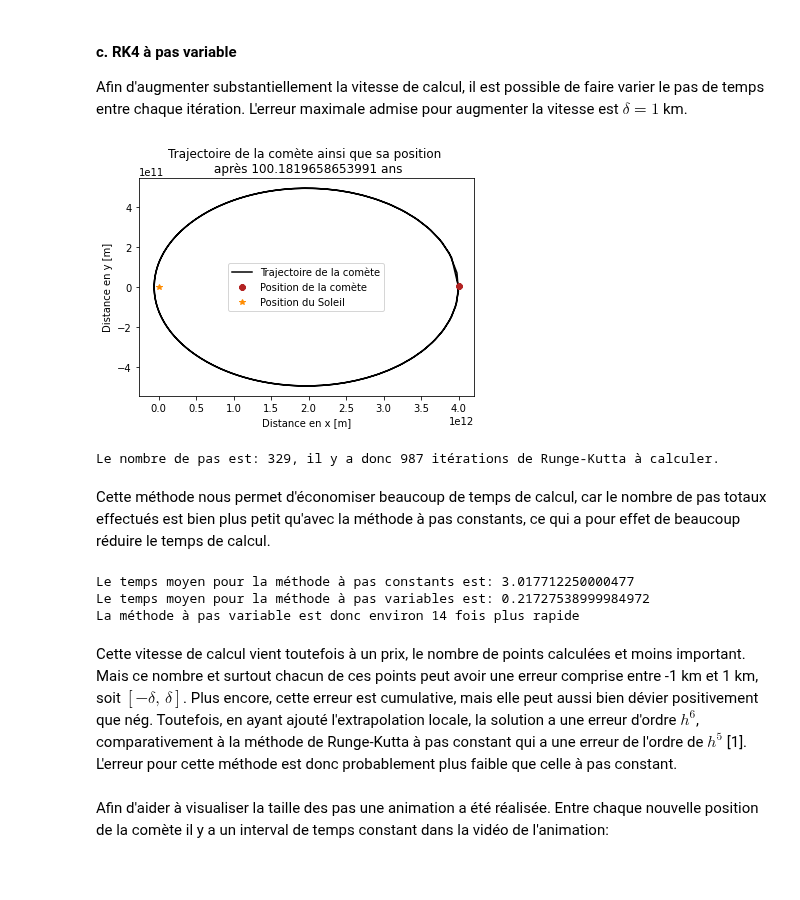
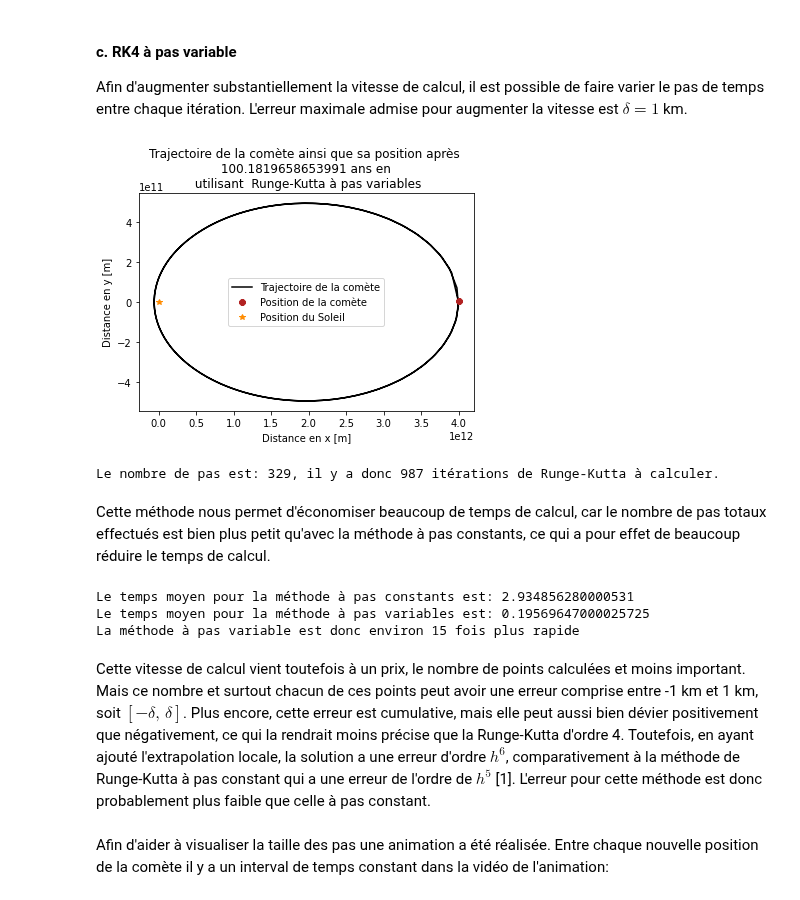
Before and after one commit to essheh/PHYZ_NUM, a Jupyter notebook: TP3/TP3_Boissinnot_Gaudreault_LessardH.ipynb, the cells around one changed output. Saved outputs shown, nothing was run; the diff lists cells and outputs as text; code cells hidden in the pictures; blank space fills up the shorter version.

```diff
--- a/TP3/TP3_Boissinnot_Gaudreault_LessardH.ipynb
+++ b/TP3/TP3_Boissinnot_Gaudreault_LessardH.ipynb
@@ -105,7 +105,7 @@ def orbit_constant_step(x, y, v_x, v_y, t, h):
 x = 4*10**12 #[m]
 y = 0
 v_x = 0
-v_y = 1000*(365.2422*24*60*60) # [m/year]
+v_y = 1000*(365.25*24*60*60) # [m/year]
 t = 100 #[year]
 h = 0.004
 
@@ -118,7 +118,7 @@ plt.plot(x_points[-1], y_points[-1], color = "firebrick", label = "Position de l
 plt.plot(0, 0, color = 'darkorange', marker='*', linestyle = 'None', label = "Position du Soleil")
 plt.xlabel("Distance en x [m]")
 plt.ylabel("Distance en y [m]")
-plt.title("Trajectoire de la comète ainsi que sa position \n après {} ans".format(t_points[-1]))
+plt.title("Trajectoire de la comète ainsi que sa position \n après {} ans en utilisant Runge-Kutta \n à pas constants".format(t_points[-1]))
 plt.legend()
 plt.show()
 print("Le nombre de pas est: {}.".format(len(t_points)))
@@ -127,0 +130,11 @@ Le nombre de pas est: 100001.
+# %%
+#Check the distance error after one orbit with different steps
+
+h = np.linspace(0.0008, 0.01, 20) #Different h value to see how the algorithm perform
+error_h = [] #Distance between the intial point and the point after a period
+for i in h:
+    x_i, y_i, t_i = orbit_constant_step(x, y, v_x, v_y, t, i)
+    end_point_x = x_i[-1]
+    end_point_y = y_i[-1]
+    distance = np.sqrt((end_point_x - x)**2 + (end_point_y - y)**2)
+    error_h.append(distance)
@@ -127,0 +150,8 @@ Le nombre de pas est: 100001.
+# %%
+#Check the time to calculate with each previous step
+time_step = [] # The calculation time for each step
+
+#We'll only do one calculation for each step to save some time
+for i in h:
+    time = timeit.timeit('[orbit_constant_step(x, y, v_x, v_y, t, i)]', number = 1, globals=globals())
+    time_step.append(time)
@@ -179,42 +219,52 @@ def orbit_variable_step(x, y, v_x, v_y, t, h, delta):
             t_points.append(current_t)
 
             h = h*rho**(1/4) #New h value
         else:
             h = h*rho**(1/4) #New h value
 
-    return x_points, y_points, t_points, ex_points, ey_points
+    return x_points, y_points, t_points
 
 #Parameters
 delta = 1000 #[m]
 x = 4*10**12 #[m]
 y = 0
 v_x = 0
 v_y = 1000*(365.25*24*60*60) # [m/year]
 t = 100 #[year]
 h = 0.004
 
-x_points, y_points, t_points, ex_points, ey_points = orbit_variable_step(x, y, v_x, v_y, t, h, delta)
+x_points, y_points, t_points = orbit_variable_step(x, y, v_x, v_y, t, h, delta)
 
 
 #Graph
 
 plt.plot(x_points, y_points, color = "Black", label = "Trajectoire de la comète")
 plt.plot(x_points[-1], y_points[-1], color = "firebrick", label = "Position de la comète", marker='8', linestyle = 'None')
 plt.plot(0, 0, color = 'darkorange', marker='*', linestyle = 'None', label = "Position du Soleil")
 plt.xlabel("Distance en x [m]")
 plt.ylabel("Distance en y [m]")
-plt.title("Trajectoire de la comète ainsi que sa position \n après {} ans".format(t_points[-1]))
+plt.title("Trajectoire de la comète ainsi que sa position après \n {} ans en \n utilisant  Runge-Kutta à pas variables".format(t_points[-1]))
 plt.legend()
 plt.show()
 
 print("Le nombre de pas est: {}".format(len(t_points)) + ", il y a donc {} itérations de Runge-Kutta à calculer.".format(3*len(t_points)))
 # %% [output]
-[figure, old version]
+[figure, new version]
 Le nombre de pas est: 329, il y a donc 987 itérations de Runge-Kutta à calculer.
 # %% [markdown]
 Cette méthode nous permet d'économiser beaucoup de temps de calcul, car le nombre de pas totaux effectués est bien plus petit qu'avec la méthode à pas constants, ce qui a pour effet de beaucoup réduire le temps de calcul.
 # %%
 #Temps de calcul, on moyenne sur 10 itérations
+
+#Parameters of the calculation
+delta = 1000 #[m]
+x = 4*10**12 #[m]
+y = 0
+v_x = 0
+v_y = 1000*(365.25*24*60*60) # [m/year]
+t = 100 #[year]
+h = 0.004
+
 time_constant_step = timeit.timeit('[orbit_constant_step(x, y, v_x, v_y, t, h)]', number = 10, globals=globals())/10
 time_variable_step = timeit.timeit('[orbit_variable_step(x, y, v_x, v_y, t, h, delta)]', number = 10, globals=globals())/10
 
@@ -222,11 +272,11 @@ print("Le temps moyen pour la méthode à pas constants est: {}".format(time_con
 print("Le temps moyen pour la méthode à pas variables est: {}".format(time_variable_step))
 print("La méthode à pas variable est donc environ {} fois plus rapide".format(int(round(time_constant_step / time_variable_step, 0 ))))
 # %% [output]
-Le temps moyen pour la méthode à pas constants est: 3.017712250000477
-Le temps moyen pour la méthode à pas variables est: 0.21727538999984972
-La méthode à pas variable est donc environ 14 fois plus rapide
+Le temps moyen pour la méthode à pas constants est: 2.934856280000531
+Le temps moyen pour la méthode à pas variables est: 0.19569647000025725
+La méthode à pas variable est donc environ 15 fois plus rapide
 # %% [markdown]
-Cette vitesse de calcul vient toutefois à un prix, le nombre de points calculées et moins important. Mais ce nombre et surtout chacun de ces points peut avoir une erreur comprise entre -1 km et 1 km, soit $[-\delta, \, \delta]$. Plus encore, cette erreur est cumulative, mais elle peut aussi bien dévier positivement que nég. Toutefois, en ayant ajouté l'extrapolation locale, la solution a une erreur d'ordre $h^6$, comparativement à la méthode de Runge-Kutta à pas constant qui a une erreur de l'ordre de $h^5$ [1]. L'erreur pour cette méthode est donc probablement plus faible que celle à pas constant.
+Cette vitesse de calcul vient toutefois à un prix, le nombre de points calculées et moins important. Mais ce nombre et surtout chacun de ces points peut avoir une erreur comprise entre -1 km et 1 km, soit $[-\delta, \, \delta]$. Plus encore, cette erreur est cumulative, mais elle peut aussi bien dévier positivement que négativement, ce qui la rendrait moins précise que la Runge-Kutta d'ordre 4. Toutefois, en ayant ajouté l'extrapolation locale, la solution a une erreur d'ordre $h^6$, comparativement à la méthode de Runge-Kutta à pas constant qui a une erreur de l'ordre de $h^5$ [1]. L'erreur pour cette méthode est donc probablement plus faible que celle à pas constant.
 # %% [markdown]
 Afin d'aider à visualiser la taille des pas une animation a été réalisée. Entre chaque nouvelle position de la comète il y a un interval de temps constant dans la vidéo de l'animation:
 # %%
```
Also changed, not shown: parts of 5 cells of this notebook, 1 other file.
